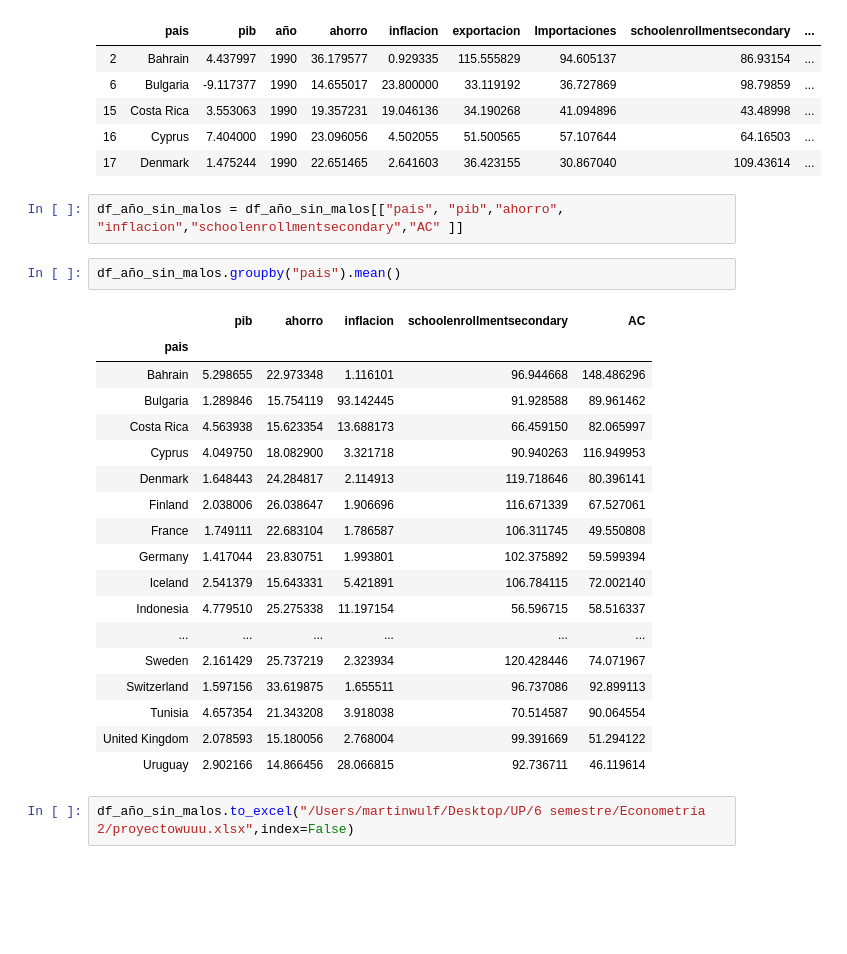
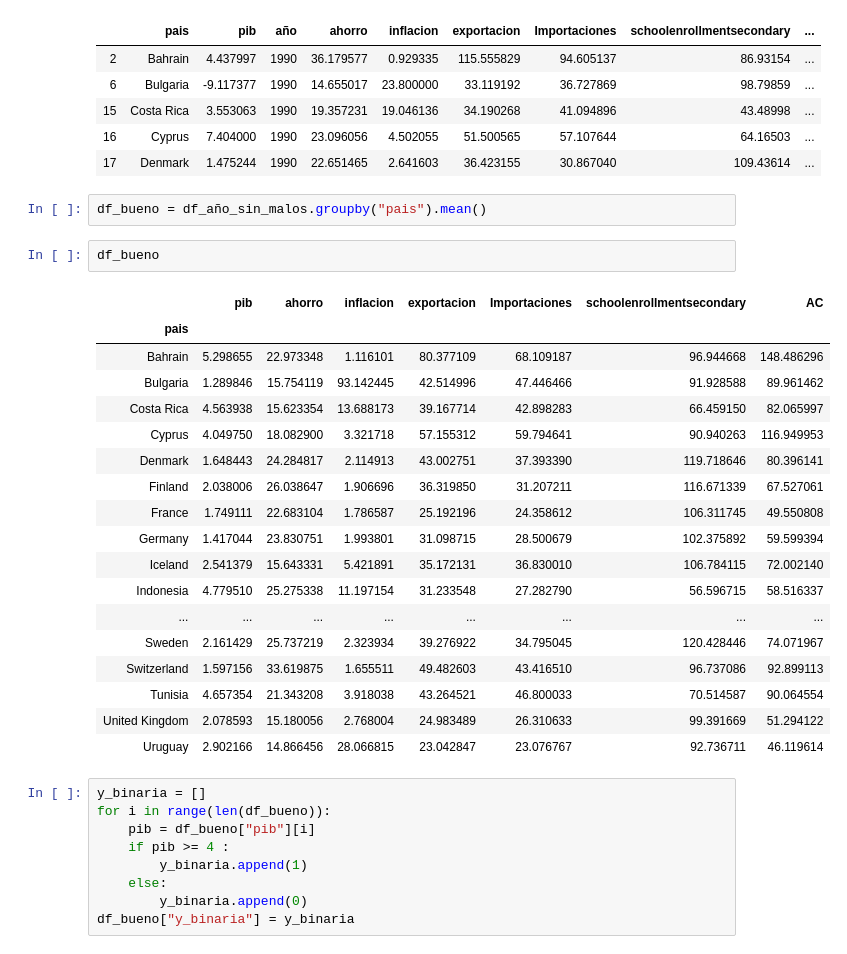
Before and after one commit to Martinwusa/econometria_up_equipo1, a Jupyter notebook: Base de datos buena-3.ipynb, the cells around one changed output. Cells and saved outputs as stored; diff of their text form; blank space fills up the shorter version.

```diff
--- a/Base de datos buena-3.ipynb
+++ b/Base de datos buena-3.ipynb
@@ -338,28 +339,35 @@ df_año_sin_malos.head()
 | 15 | Costa Rica | 3.553063 | 1990 | 19.357231 | 19.046136 | 34.190268 | 41.094896 | 43.48998 | ... |
 | 16 | Cyprus | 7.404000 | 1990 | 23.096056 | 4.502055 | 51.500565 | 57.107644 | 64.16503 | ... |
 | 17 | Denmark | 1.475244 | 1990 | 22.651465 | 2.641603 | 36.423155 | 30.867040 | 109.43614 | ... |
-# %%
-df_año_sin_malos = df_año_sin_malos[["pais", "pib","ahorro", "inflacion","schoolenrollmentsecondary","AC" ]]
 # %%
-df_año_sin_malos.groupby("pais").mean()
+df_bueno = df_año_sin_malos.groupby("pais").mean()
-# %% [output]
-|  | pib | ahorro | inflacion | schoolenrollmentsecondary | AC |
-| pais |  |  |  |  |  |
-| Bahrain | 5.298655 | 22.973348 | 1.116101 | 96.944668 | 148.486296 |
-| Bulgaria | 1.289846 | 15.754119 | 93.142445 | 91.928588 | 89.961462 |
-| Costa Rica | 4.563938 | 15.623354 | 13.688173 | 66.459150 | 82.065997 |
-| Cyprus | 4.049750 | 18.082900 | 3.321718 | 90.940263 | 116.949953 |
-| Denmark | 1.648443 | 24.284817 | 2.114913 | 119.718646 | 80.396141 |
-| Finland | 2.038006 | 26.038647 | 1.906696 | 116.671339 | 67.527061 |
-| France | 1.749111 | 22.683104 | 1.786587 | 106.311745 | 49.550808 |
-| Germany | 1.417044 | 23.830751 | 1.993801 | 102.375892 | 59.599394 |
-| Iceland | 2.541379 | 15.643331 | 5.421891 | 106.784115 | 72.002140 |
-| Indonesia | 4.779510 | 25.275338 | 11.197154 | 56.596715 | 58.516337 |
-| ... | ... | ... | ... | ... | ... |
-| Sweden | 2.161429 | 25.737219 | 2.323934 | 120.428446 | 74.071967 |
-| Switzerland | 1.597156 | 33.619875 | 1.655511 | 96.737086 | 92.899113 |
-| Tunisia | 4.657354 | 21.343208 | 3.918038 | 70.514587 | 90.064554 |
-| United Kingdom | 2.078593 | 15.180056 | 2.768004 | 99.391669 | 51.294122 |
-| Uruguay | 2.902166 | 14.866456 | 28.066815 | 92.736711 | 46.119614 |
-# %%
-df_año_sin_malos.to_excel("/Users/martinwulf/Desktop/UP/6 semestre/Econometría 2/proyectowuuu.xlsx",index=False)
+# %%
+df_bueno
+# %% [output]
+|  | pib | ahorro | inflacion | exportacion | Importaciones | schoolenrollmentsecondary | AC |
+| pais |  |  |  |  |  |  |  |
+| Bahrain | 5.298655 | 22.973348 | 1.116101 | 80.377109 | 68.109187 | 96.944668 | 148.486296 |
+| Bulgaria | 1.289846 | 15.754119 | 93.142445 | 42.514996 | 47.446466 | 91.928588 | 89.961462 |
+| Costa Rica | 4.563938 | 15.623354 | 13.688173 | 39.167714 | 42.898283 | 66.459150 | 82.065997 |
+| Cyprus | 4.049750 | 18.082900 | 3.321718 | 57.155312 | 59.794641 | 90.940263 | 116.949953 |
+| Denmark | 1.648443 | 24.284817 | 2.114913 | 43.002751 | 37.393390 | 119.718646 | 80.396141 |
+| Finland | 2.038006 | 26.038647 | 1.906696 | 36.319850 | 31.207211 | 116.671339 | 67.527061 |
+| France | 1.749111 | 22.683104 | 1.786587 | 25.192196 | 24.358612 | 106.311745 | 49.550808 |
+| Germany | 1.417044 | 23.830751 | 1.993801 | 31.098715 | 28.500679 | 102.375892 | 59.599394 |
+| Iceland | 2.541379 | 15.643331 | 5.421891 | 35.172131 | 36.830010 | 106.784115 | 72.002140 |
+| Indonesia | 4.779510 | 25.275338 | 11.197154 | 31.233548 | 27.282790 | 56.596715 | 58.516337 |
+| ... | ... | ... | ... | ... | ... | ... | ... |
+| Sweden | 2.161429 | 25.737219 | 2.323934 | 39.276922 | 34.795045 | 120.428446 | 74.071967 |
+| Switzerland | 1.597156 | 33.619875 | 1.655511 | 49.482603 | 43.416510 | 96.737086 | 92.899113 |
+| Tunisia | 4.657354 | 21.343208 | 3.918038 | 43.264521 | 46.800033 | 70.514587 | 90.064554 |
+| United Kingdom | 2.078593 | 15.180056 | 2.768004 | 24.983489 | 26.310633 | 99.391669 | 51.294122 |
+| Uruguay | 2.902166 | 14.866456 | 28.066815 | 23.042847 | 23.076767 | 92.736711 | 46.119614 |
+# %%
+y_binaria = []
+for i in range(len(df_bueno)):
+    pib = df_bueno["pib"][i]
+    if pib >= 4 :
+        y_binaria.append(1)
+    else:
+        y_binaria.append(0)
+df_bueno["y_binaria"] = y_binaria
```
Also changed, not shown: parts of 10 cells of this notebook.
